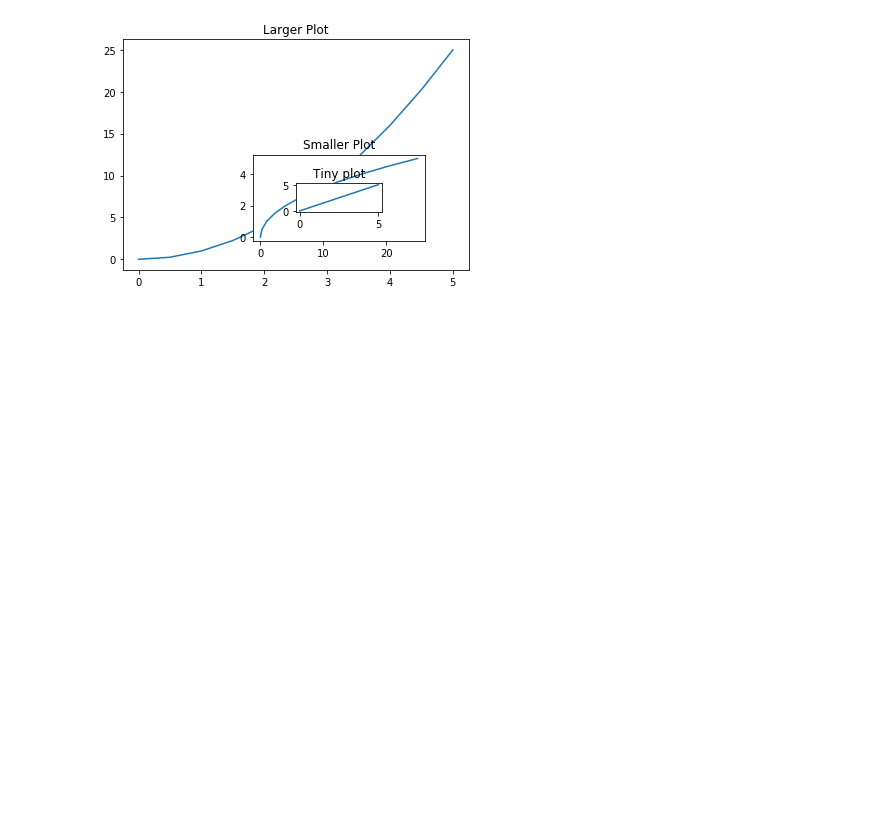
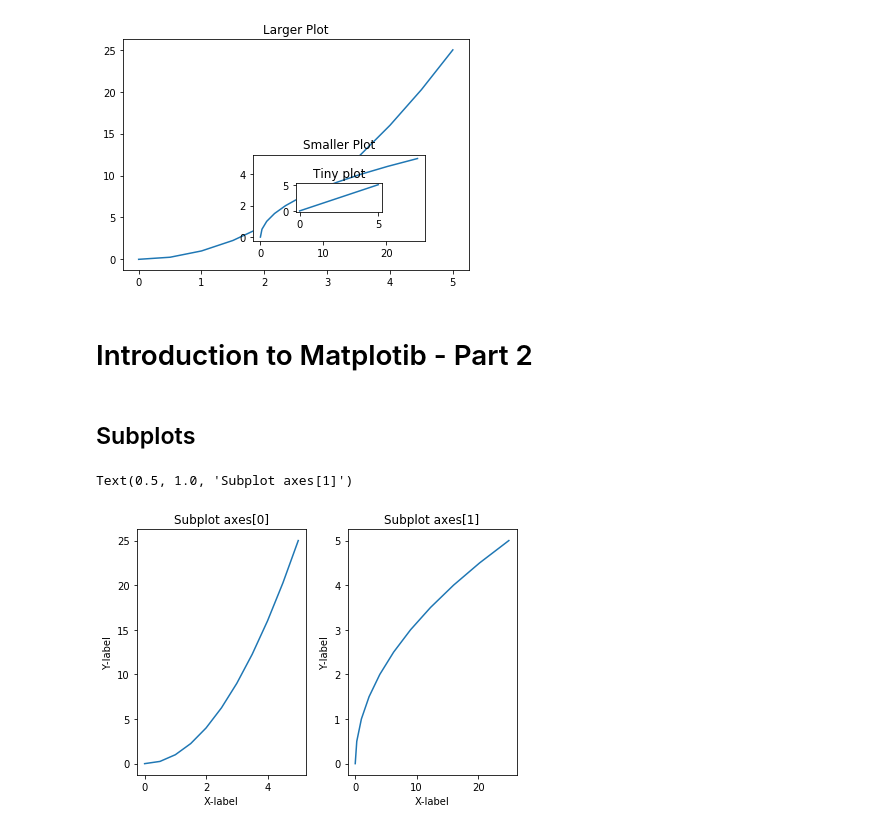
Before and after one commit to alchemistb/Python_for_data_sci, a Jupyter notebook: Intro-Matplotlib.ipynb, the cells around one changed output. Saved outputs shown, nothing was run; the diff lists cells and outputs as text; code cells hidden in the pictures; blank space fills up the shorter version.

Commit message:
[Matplotlib: - Intro to Matplotlib]

```diff
--- a/Intro-Matplotlib.ipynb
+++ b/Intro-Matplotlib.ipynb
@@ -108,3 +108,45 @@ axes3.set_title('Tiny plot')      # plot lines on axes3
 # %% [output]
 Text(0.5, 1.0, 'Tiny plot')
 [figure]
+# %% [markdown]
+<h1> Introduction to Matplotib - Part 2</h1>
+# %% [markdown]
+<h2>Subplots</h2>
+# %%
+fig,axes = plt.subplots(nrows=1, ncols=2)       # Create subplot 'blank canvas'
+                                                # Assign fig and axes to plt.*subplots()* "Tuple Unpacking"
+                                                # Use the .subplots()
+                                                # nrows (number of rows)
+                                                # ncols (number of columns)
+
+
+
+                                                # **** To Plot x,y on the axes, 2 ways to do it: ****
+
+                                                # ** ITERATION**
+#for current_ax in axes:                         # Since axes is an array, it can be used in an iteration
+    #current_ax.plot(x,y)                        # Using iteration (FOR Loop) to plot x and y along the axes,
+                                                # in both subplots
+
+                                                # -OR-
+
+                                                # ** INDEXING**
+axes[0].plot(x,y)                               # Using indexing to plot x,y in the first subplot (index 0)
+axes[1].plot(y,x)                               # Using indexing to plot y,x in the second subplot (index 1)
+
+
+
+                                                # ** SET LABELS**
+axes[0].set_xlabel('X-label')                   # Set X axis label for axes[0]
+axes[0].set_ylabel('Y-label')                   # Set Y axis label for axes[0]
+axes[0].set_title('Subplot axes[0]')            # Set Title label for axes[0]
+
+axes[1].set_xlabel('X-label')                   # Set X axis label for axes[1]
+axes[1].set_ylabel('Y-label')                   # Set Y axis label for axes[1]
+axes[1].set_title('Subplot axes[1]')            # Set Title label for axes[1]
+
+
+plt.tight_layout()                             # To clean up the spaces so the subplots look less cluttered.
+# %% [output]
+Text(0.5, 1.0, 'Subplot axes[1]')
+[figure, added]
```
Also changed, not shown: parts of 9 cells of this notebook.
